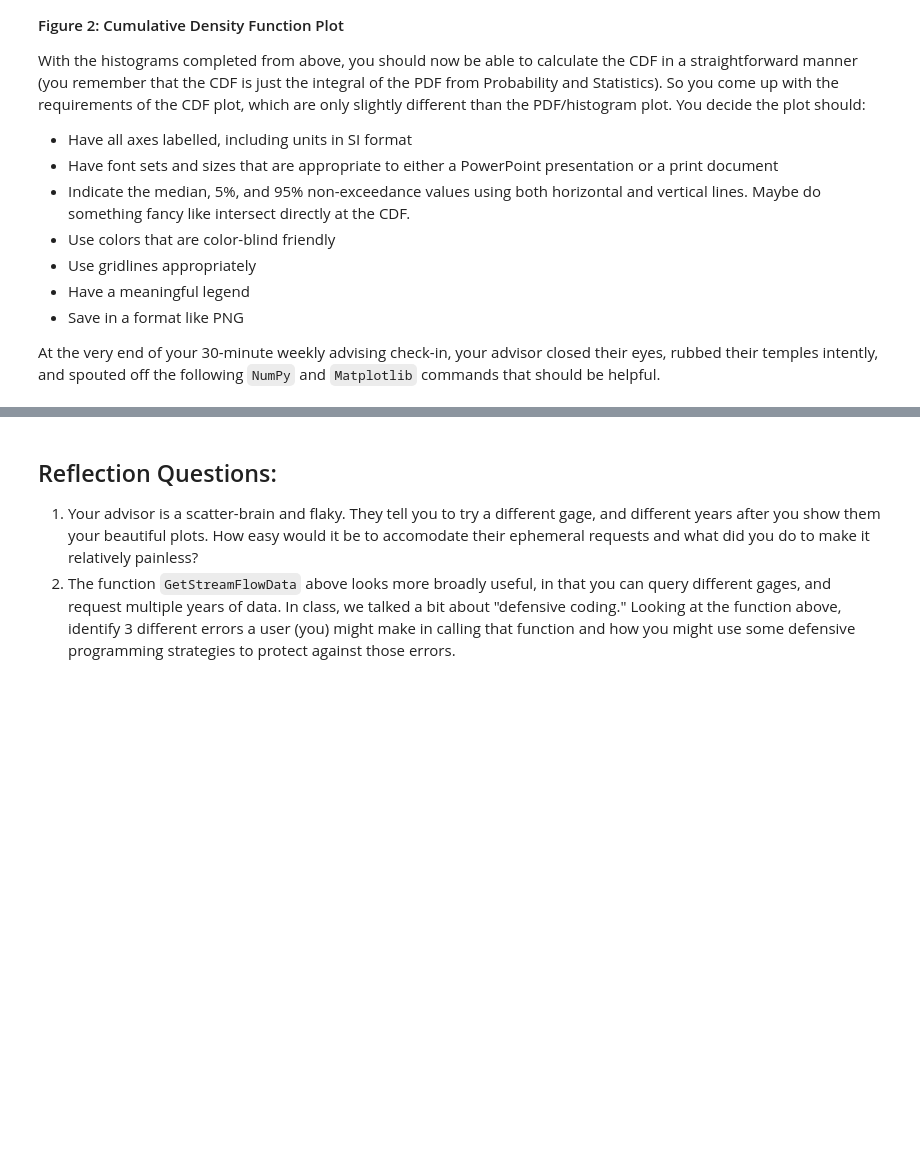
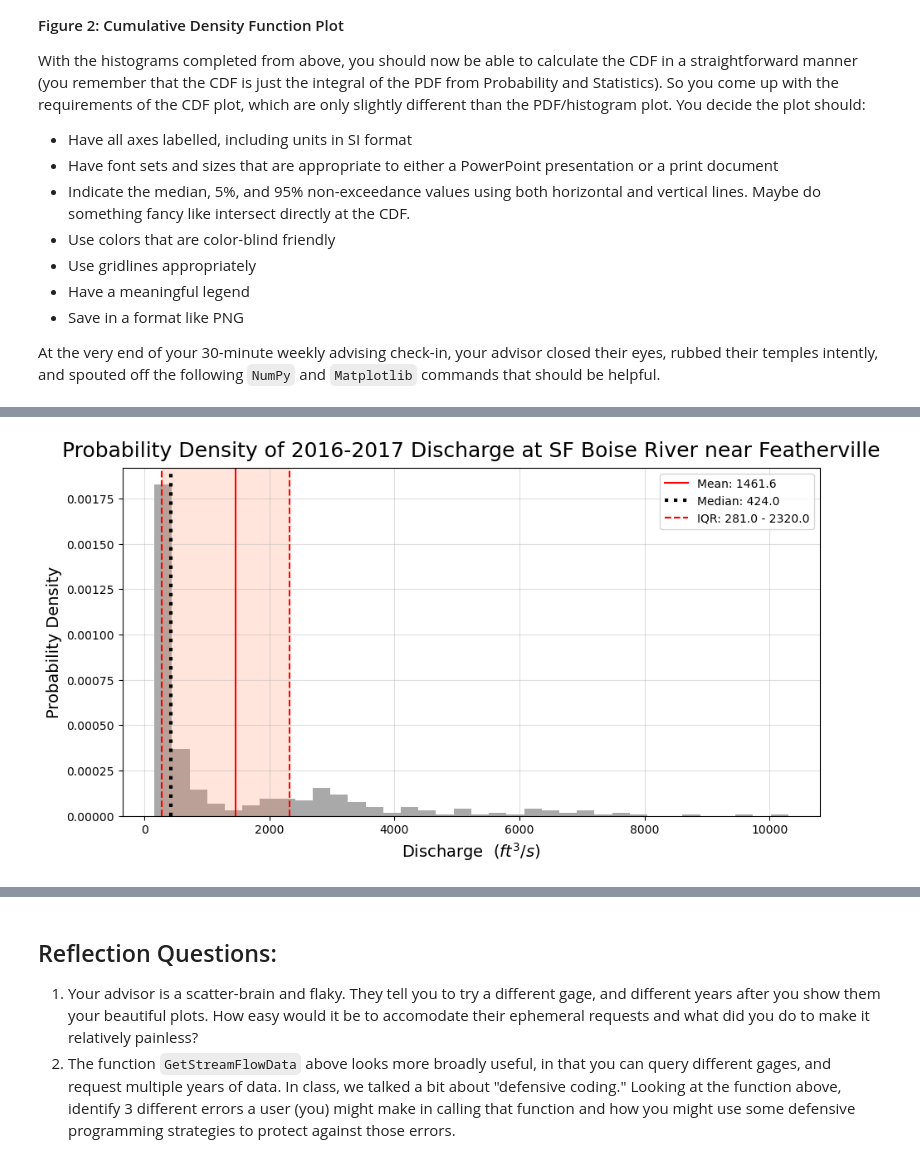
Before and after one commit to scottfordham/sf-GEOS505, a Jupyter notebook: Homework/Unit02Assignment.ipynb, the cells around one changed output, grey strips where cells are left out. Drawn from its saved outputs; the diff is of its cells as text; code cells hidden in the pictures; blank space fills up the shorter version.

```diff
--- a/Homework/Unit02Assignment.ipynb
+++ b/Homework/Unit02Assignment.ipynb
@@ -103,0 +146,35 @@ plt.vlines()
+# %%
+##Figure 1: Probability Density Plot 2017
+flow1 = wy1_streamflow['q_cfs']
+
+#collecting statistics about the flow
+mean1 = np.mean(flow1) #mean
+q25 = np.percentile(flow1, 25) #first quartile
+q75 = np.percentile(flow1, 75) #third quartile
+q50 = np.percentile(flow1, 50) #median
+
+#need to build bins!
+min_flow1 = flow1.min()
+max_flow1 = flow1.max()
+num_bins = 36
+bins1 = np.linspace(min_flow1, max_flow1, num_bins + 1)
+
+fig = plt.figure(figsize=(12, 6)) # Create a figure object
+ax = fig.add_axes([0.1, 0.1, 0.7, 0.7]) # Create an axes object with offset and aspect ratio
+ax.grid(True, alpha = 0.4) # add gridlines
+plt.hist(flow1, bins = bins1, density = True, color = "darkgrey") #density = True makes it into a probability density function instead of a count histogram
+plt.axvline(mean1, color = "red", label = f"Mean: {mean1:.1f}")
+plt.axvline(q50, linestyle = ":", color = "black", label = f"Median: {q50:.1f}", lw = 3)
+plt.axvline(q25, linestyle = "--", color = "red", label = f"IQR: {q25:.1f} - {q75:.1f}")
+plt.axvline(q75, linestyle = "--", color = "red", label = "_nolegend_")
+plt.axvspan(q25, q75, alpha = 0.2, color = "coral") #shades within the IQR
+plt.xlabel(r'Discharge $\ (ft^3/s)$', fontsize=14)
+plt.ylabel('Probability Density', fontsize = 14)
+plt.title(f"Probability Density of {year1} Discharge at SF Boise River near Featherville", fontsize=18, verticalalignment='bottom')
+plt.legend()
+plt.show()
+
+#Does it make sense when you look at the time series?
+#plt.plot(wy1_streamflow['date'], wy1_streamflow['q_cfs'])
+# %% [output]
+[figure, added]
```
Also changed, not shown: parts of 10 cells of this notebook.
